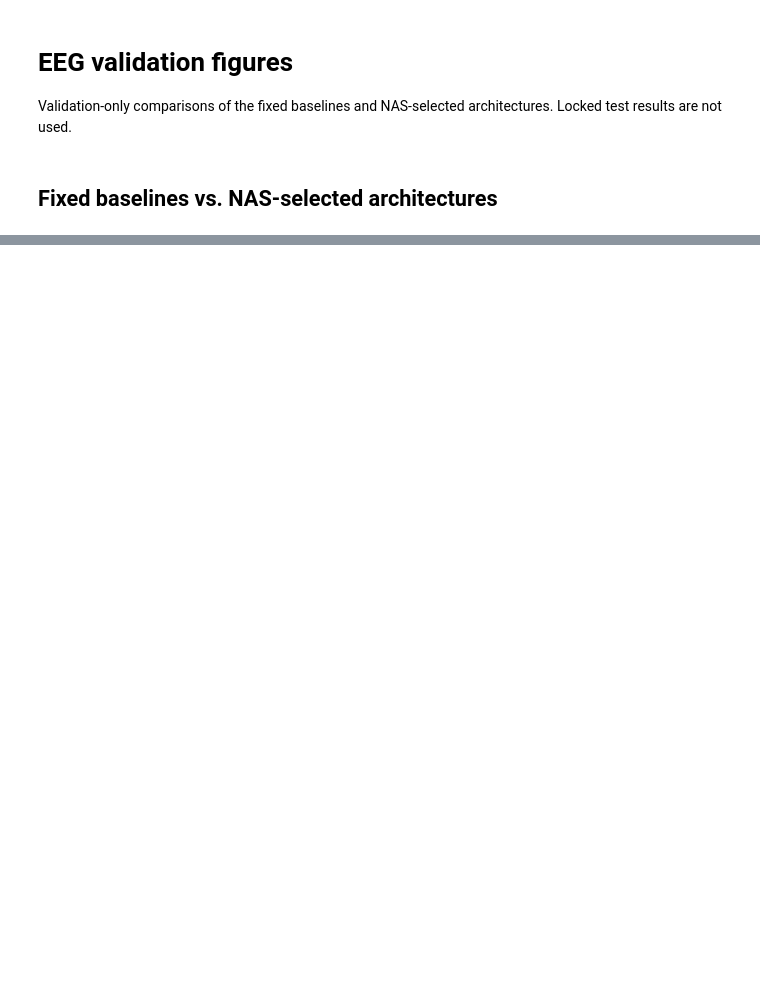
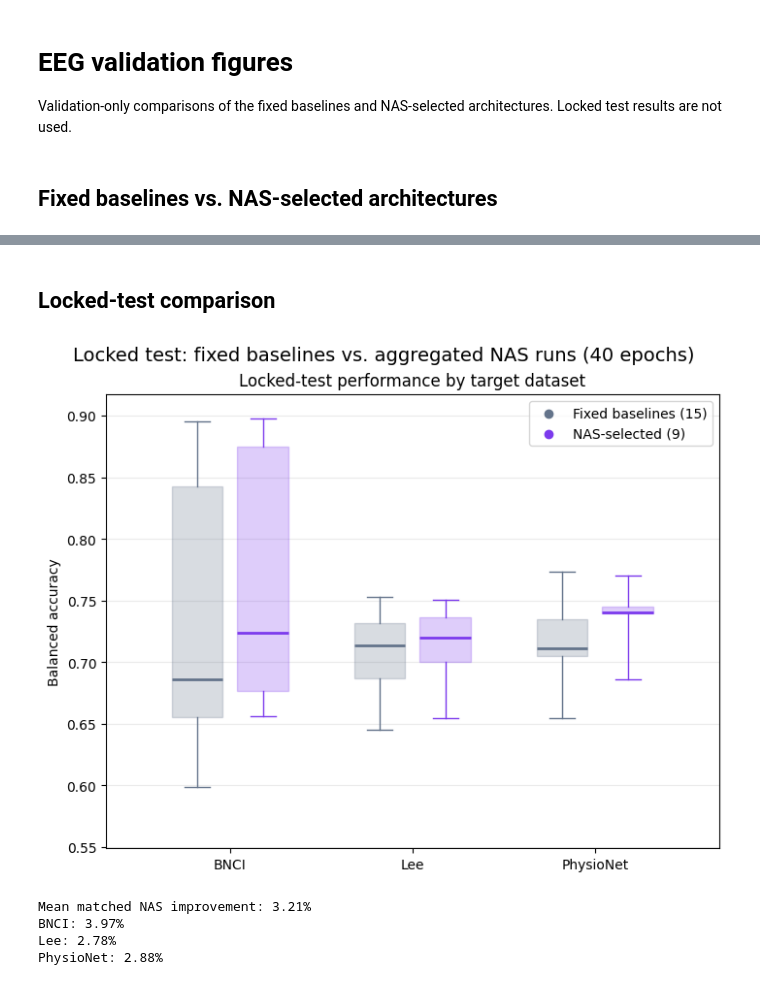
Before and after one commit to zzayah/SBL-Quant-LRD-EEG-Optimization, a Jupyter notebook: benchmarking/figures.ipynb, the cells around one changed output, grey strips where cells are left out. Saved outputs shown, nothing was run; the diff lists cells and outputs as text; code cells hidden in the pictures; blank space fills up the shorter version.

Commit message:
chore: some data analysis of data. added scaled baselines

```diff
--- a/benchmarking/figures.ipynb
+++ b/benchmarking/figures.ipynb
@@ -145,0 +93,78 @@ component_table = component_summary.pivot(index='epoch', columns=['target', 'sou
+# %% [markdown]
+## Locked-test comparison
+# %%
+SHOW_DISTRIBUTION_POINTS = False
+
+baseline_test_files = sorted(DATA_ROOT.glob('seed-*/benchmarking/final-testing/*/epochs-40/test_results.jsonl'))
+nas_test_files = sorted(DATA_ROOT.glob('seed-*/eeg-parzen/final-testing/*/epochs-40/test_results.jsonl'))
+if len(baseline_test_files) != 3 or len(nas_test_files) != 3:
+    raise RuntimeError('Expected three baseline and three NAS final-test files')
+baseline_test = pd.DataFrame(
+    {
+        'seed': entry['seed'], 'dataset': entry['dataset'], 'model': entry['baseline'],
+        'value': entry['test']['balanced_accuracy'],
+    }
+    for path in baseline_test_files
+    for entry in (json.loads(line) for line in path.open() if line.strip())
+)
+nas_test = pd.DataFrame(
+    {
+        'seed': entry['seed'], 'dataset': entry['target_dataset'], 'source': entry['source_dataset'],
+        'value': entry['test']['balanced_accuracy'],
+    }
+    for path in nas_test_files
+    for entry in (json.loads(line) for line in path.open() if line.strip())
+)
+raw_minimum = min(baseline_test['value'].min(), nas_test['value'].min())
+raw_maximum = max(baseline_test['value'].max(), nas_test['value'].max())
+fig, distribution_axis = plt.subplots(figsize=(7, 5.5), constrained_layout=True)
+group_centers = list(range(len(dataset_labels)))
+for center, dataset in zip(group_centers, dataset_labels, strict=True):
+    groups = [
+        (baseline_test.loc[baseline_test['dataset'] == dataset, 'value'], center - 0.18, '#64748b'),
+        (nas_test.loc[nas_test['dataset'] == dataset, 'value'], center + 0.18, '#7c3aed'),
+    ]
+    for values, position, color in groups:
+        distribution_axis.boxplot(
+            values, positions=[position], widths=0.28, patch_artist=True, whis=(0, 100),
+            boxprops={'facecolor': color, 'edgecolor': color, 'alpha': 0.25},
+            medianprops={'color': color, 'linewidth': 2},
+            whiskerprops={'color': color}, capprops={'color': color},
+        )
+        if SHOW_DISTRIBUTION_POINTS:
+            offsets = [(index - (len(values) - 1) / 2) * 0.012 for index in range(len(values))]
+            distribution_axis.scatter([position + offset for offset in offsets], values, color=color, s=25, alpha=0.8, zorder=3)
+distribution_axis.scatter([], [], color='#64748b', label='Fixed baselines (15)')
+distribution_axis.scatter([], [], color='#7c3aed', label='NAS-selected (9)')
+distribution_axis.set(
+    title='Locked-test performance by target dataset',
+    ylabel='Balanced accuracy',
+    xticks=group_centers,
+    xticklabels=[dataset_labels[dataset] for dataset in dataset_labels],
+    ylim=(raw_minimum - 0.05, min(1.0, raw_maximum + 0.02)),
+)
+distribution_axis.grid(axis='y', alpha=0.25)
+distribution_axis.legend()
+matched_rows = []
+for dataset in dataset_labels:
+    for seed in sorted(nas_test['seed'].unique()):
+        matched_rows.append({
+            'dataset': dataset, 'seed': seed,
+            'Baseline': baseline_test.loc[(baseline_test['dataset'] == dataset) & (baseline_test['seed'] == seed), 'value'].median(),
+            'NAS': nas_test.loc[(nas_test['dataset'] == dataset) & (nas_test['seed'] == seed), 'value'].median(),
+        })
+matched = pd.DataFrame(matched_rows)
+matched['improvement_pct'] = 100 * (matched['NAS'] - matched['Baseline']) / matched['Baseline']
+dataset_improvement = matched.groupby('dataset')['improvement_pct'].mean()
+overall_improvement = matched['improvement_pct'].mean()
+fig.suptitle('Locked test: fixed baselines vs. aggregated NAS runs (40 epochs)', fontsize=14)
+plt.show()
+print(f'Mean matched NAS improvement: {overall_improvement:.2f}%')
+for dataset, improvement in dataset_improvement.items():
+    print(f'{dataset_labels[dataset]}: {improvement:.2f}%')
+# %% [output]
+[figure, added]
+Mean matched NAS improvement: 3.21%
+BNCI: 3.97%
+Lee: 2.78%
+PhysioNet: 2.88%
```
Also changed, not shown: parts of 7 cells of this notebook, 9 other files.
